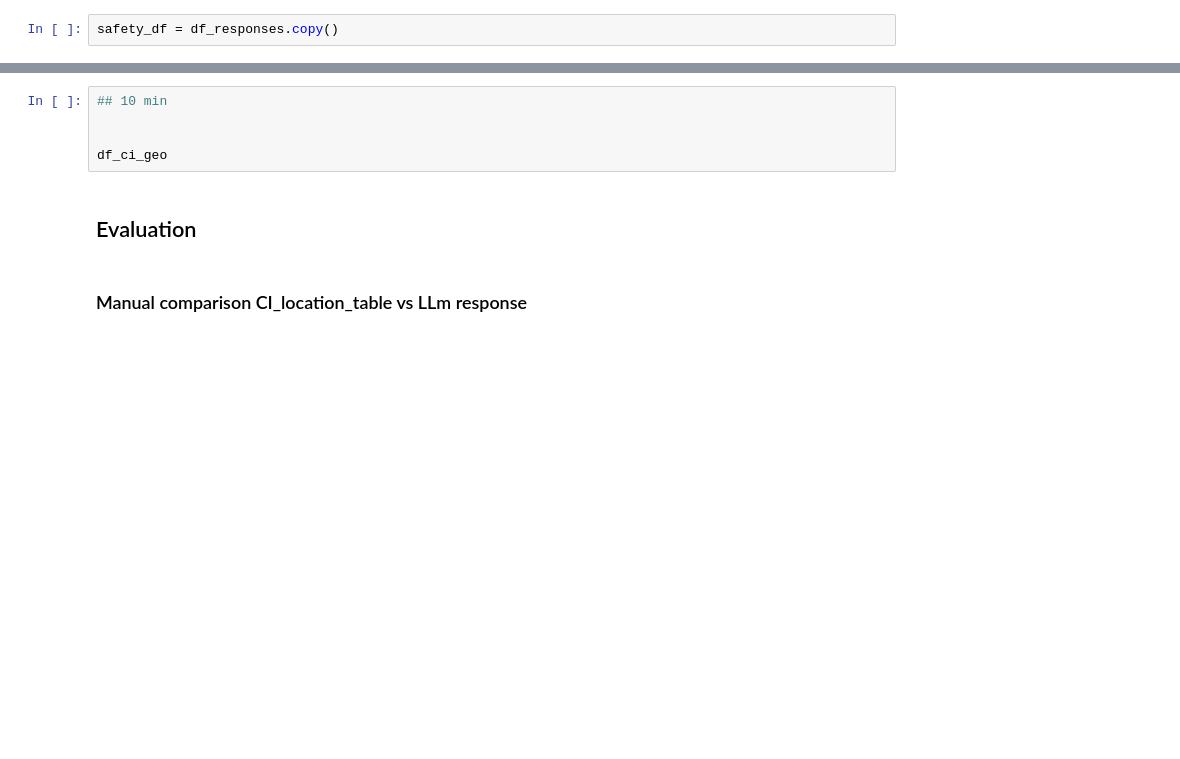
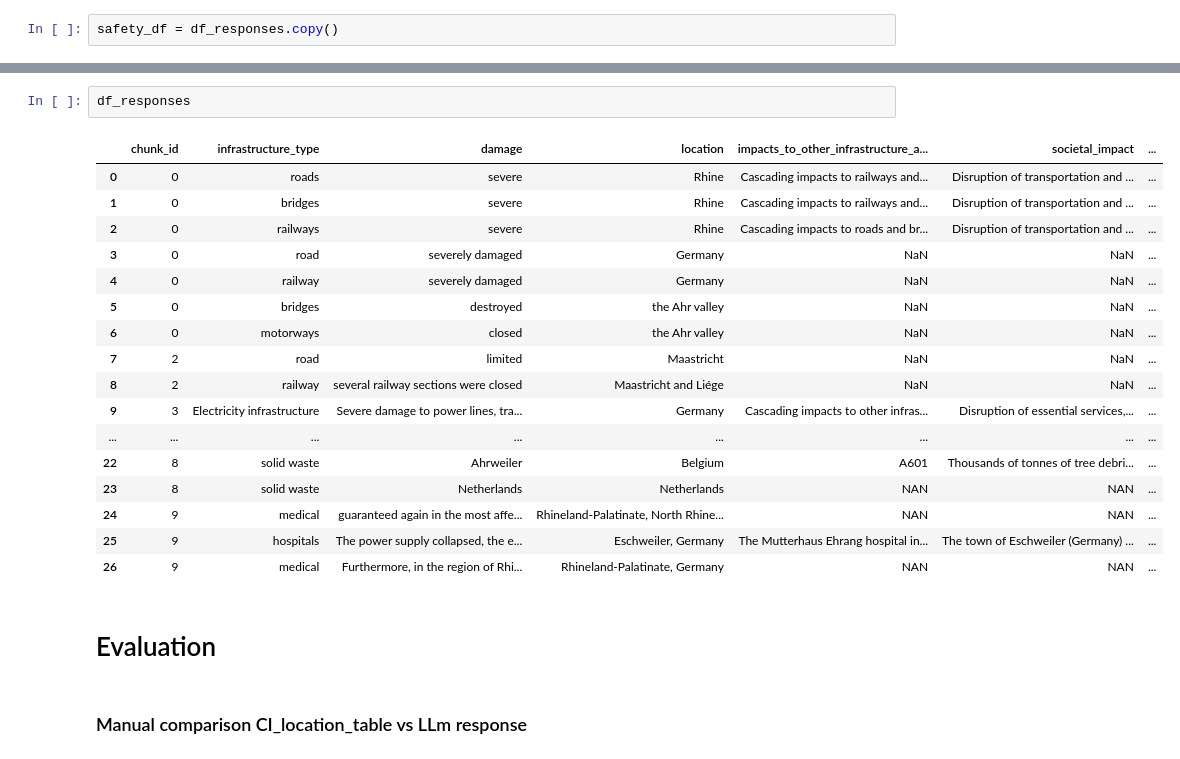
Before and after one commit to SWN-group-at-TU-Berlin/CI-impacts-information-retrieval, a Jupyter notebook: notebooks/llm_chain_prompts.ipynb, the cells around one changed output, grey strips where cells are left out. Drawn from its saved outputs; the diff is of its cells as text; blank space fills up the shorter version.

```diff
--- a/notebooks/llm_chain_prompts.ipynb
+++ b/notebooks/llm_chain_prompts.ipynb
@@ -745,10 +788,25 @@ else:
-# %%
-## 10 min
-
-
-df_ci_geo
+# %%
+df_responses
+# %% [output]
+|  | chunk_id | infrastructure_type | damage | location | impacts_to_other_infrastructure_a... | societal_impact | ... |
+| 0 | 0 | roads | severe | Rhine | Cascading impacts to railways and... | Disruption of transportation and ... | ... |
+| 1 | 0 | bridges | severe | Rhine | Cascading impacts to railways and... | Disruption of transportation and ... | ... |
+| 2 | 0 | railways | severe | Rhine | Cascading impacts to roads and br... | Disruption of transportation and ... | ... |
+| 3 | 0 | road | severely damaged | Germany | NaN | NaN | ... |
+| 4 | 0 | railway | severely damaged | Germany | NaN | NaN | ... |
+| 5 | 0 | bridges | destroyed | the Ahr valley | NaN | NaN | ... |
+| 6 | 0 | motorways | closed | the Ahr valley | NaN | NaN | ... |
+| 7 | 2 | road | limited | Maastricht | NaN | NaN | ... |
+| 8 | 2 | railway | several railway sections were closed | Maastricht and Liége | NaN | NaN | ... |
+| 9 | 3 | Electricity infrastructure | Severe damage to power lines, tra... | Germany | Cascading impacts to other infras... | Disruption of essential services,... | ... |
+| ... | ... | ... | ... | ... | ... | ... | ... |
+| 22 | 8 | solid waste | Ahrweiler | Belgium | A601 | Thousands of tonnes of tree debri... | ... |
+| 23 | 8 | solid waste | Netherlands | Netherlands | NAN | NAN | ... |
+| 24 | 9 | medical | guaranteed again in the most affe... | Rhineland-Palatinate, North Rhine... | NAN | NAN | ... |
+| 25 | 9 | hospitals | The power supply collapsed, the e... | Eschweiler, Germany | The Mutterhaus Ehrang hospital in... | The town of Eschweiler (Germany) ... | ... |
+| 26 | 9 | medical | Furthermore, in the region of Rhi... | Rhineland-Palatinate, Germany | NAN | NAN | ... |
 # %% [markdown]
-## Evaluation
+# Evaluation
 # %% [markdown]
 ### Manual comparison CI_location_table vs LLm response
 # %% [markdown]
```
Also changed, not shown: parts of 9 cells of this notebook.
